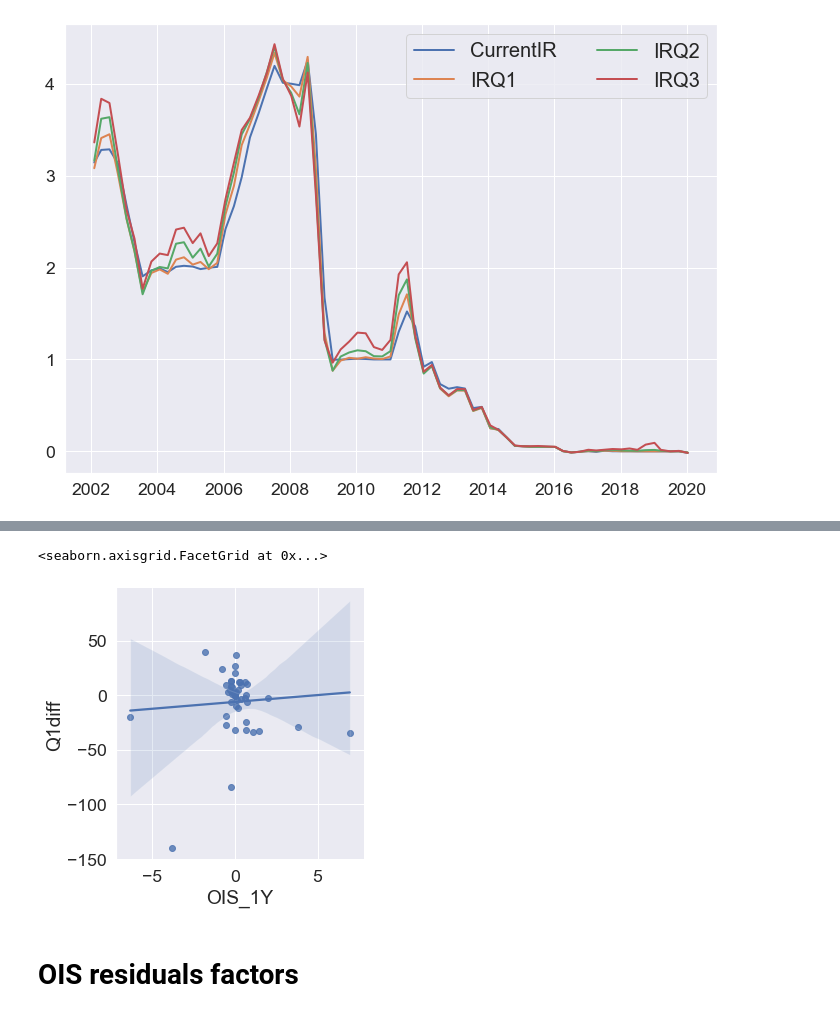
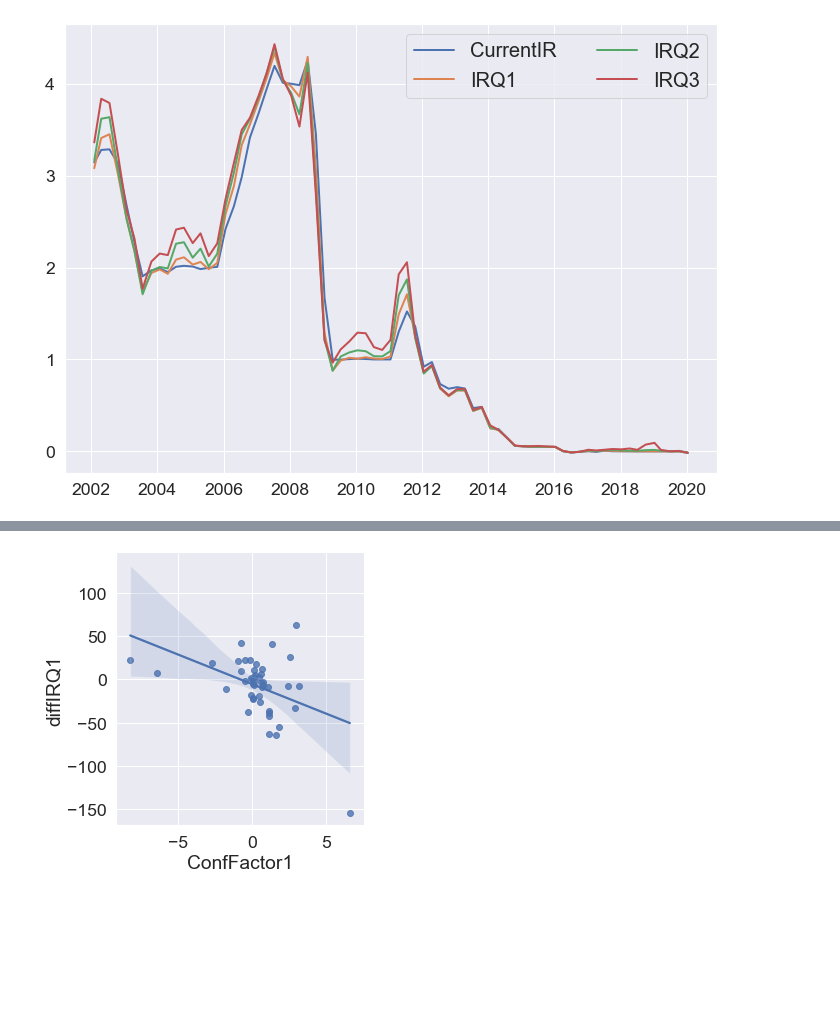
Before and after one commit to geri310/ECB_FG_GMM_approach_MSc_Thesis, a Jupyter notebook: PRate-Estimate.ipynb, the cells around one changed output, grey strips where cells are left out. Drawn from its saved outputs; the diff is of its cells as text; code cells hidden in the pictures; blank space fills up the shorter version.

```diff
--- a/PRate-Estimate.ipynb
+++ b/PRate-Estimate.ipynb
@@ -24,7 +24,7 @@ df_gdp = df_gdp.drop('SurveyDate', axis=1)
 # %%
 oisfactors = pd.read_csv('dataset_con.csv')
 oisfactors.index = pd.to_datetime(oisfactors['Date'])
-targetf = pd.read_csv('df_RotatedFactor_rel.csv')
+targetf = pd.read_csv('dataset_rel.csv')
 targetf.index = pd.to_datetime(targetf['Date'])
 # %%
 targetf
@@ -166,12 +101,12 @@ axs[1,1].plot(dfgdp1['diffIRQ3'].dropna().astype(float));
 # %%
-df1gdpmeans = dfgdp1.groupby('SurveyDate')[[ 'diffCurrentIR',
-       'diffIRQ1', 'diffIRQ2', 'diffIRQ3']].mean()
-df1gdpmeans1 = df_gdp.groupby('SurveyDate')[[ 'CurrentIR',
+#df1gdpmeans = dfgdp1.groupby('SurveyDate')[[ 'diffCurrentIR',
+#       'diffIRQ1', 'diffIRQ2', 'diffIRQ3']].mean()
+df1gdpmeans = df_gdp.groupby('SurveyDate')[[ 'CurrentIR',
        'IRQ1', 'IRQ2', 'IRQ3']].mean()
 
 sns.set(rc={'figure.figsize':(11.7,8.27)}, font_scale=1.6);
-plt.plot(df1gdpmeans1, linewidth=2.0);
-plt.legend(list(df1gdpmeans1), ncol=2, loc='upper right', fontsize=20);
+plt.plot(df1gdpmeans, linewidth=2.0);
+plt.legend(list(df1gdpmeans), ncol=2, loc='upper right', fontsize=20);
 # %% [output]
 [figure]
 # %%
@@ -238,3 +138,10 @@ df1gdpmeans1[['CurrentIR', 'IRQ1']].loc[df1gdpmeans1.index>'2001-12-01']
+# %%
+df1gdpmeans['IRQ1_lagged'] = df1gdpmeans['IRQ1'].shift(1)#'CurrentIR'
+df1gdpmeans['One Quarter Ahead Revision'] = df1gdpmeans['CurrentIR'] - df1gdpmeans['IRQ1_lagged']
+df1gdpmeans['IRQ3_lagged'] = df1gdpmeans['IRQ3'].shift(1)#
+df1gdpmeans['Three Quarters Ahead Revision'] = df1gdpmeans['IRQ2'] - df1gdpmeans['IRQ3_lagged']
+df1gdpmeans['IRQ2_lagged'] = df1gdpmeans['IRQ2'].shift(1)#
+df1gdpmeans['Two Quarters Ahead Revision'] = df1gdpmeans['IRQ1'] - df1gdpmeans['IRQ2_lagged']
 # %%
 ##get OLS estimate of the OIS 3Y
 #order data
@@ -301,0 +193,24 @@ sd2
+# %%
+##get OLS estimate of the OIS 3Y
+#order data
+
+dataols = pd.merge_asof(df1gdpmeans, pcdf, left_index=True, right_index = True,
+                       direction='backward')
+var = ['RateFactor1','ConfFactor1', 'ConfFactor2', 'ConfFactor3']
+#var = ['OIS_1M']
+yvar = 'diffIRQ1'
+dataols[var] = dataols[var].astype(float)
+#pp to basic points
+dataols[yvar] = dataols[yvar].astype(float)*100
+dataols['d_neg'] = 0
+dataols.loc[dataols['ConfFactor1'] < 0, 'd_neg'] = 1
+dataols['d_neg'] = dataols['ConfFactor1']*dataols['d_neg']
+var = ['ConfFactor1',  'd_neg']
+dataols = dataols.dropna(subset = ['RateFactor1', 'ConfFactor1', 'ConfFactor2', 'ConfFactor3', yvar])
+#time periods
+dataols = dataols.loc[(dataols.index>'2001-12-01')&(dataols.index<'2014-01-01')]
+#dataols = dataols.loc[dataols.index>'2010-01-01']
+X = sm.add_constant(dataols[var])
+model = sm.OLS(dataols[yvar], X)
+results = model.fit(cov_type = 'HAC', cov_kwds={'maxlags': 4})
+print(results.summary())
@@ -302,7 +240,4 @@ sd2
 # %%
-sns.lmplot(x = 'OIS_1Y', y = 'Q1diff', data = dataols)
+sns.lmplot(x = 'ConfFactor1', y = 'diffIRQ1', data = dataols);
 # %% [output]
-<seaborn.axisgrid.FacetGrid at 0x...>
-[figure, old version]
+[figure, new version]
-# %% [markdown]
-# OIS residuals factors
```
Also changed, not shown: parts of 25 cells of this notebook, 10 other files.
